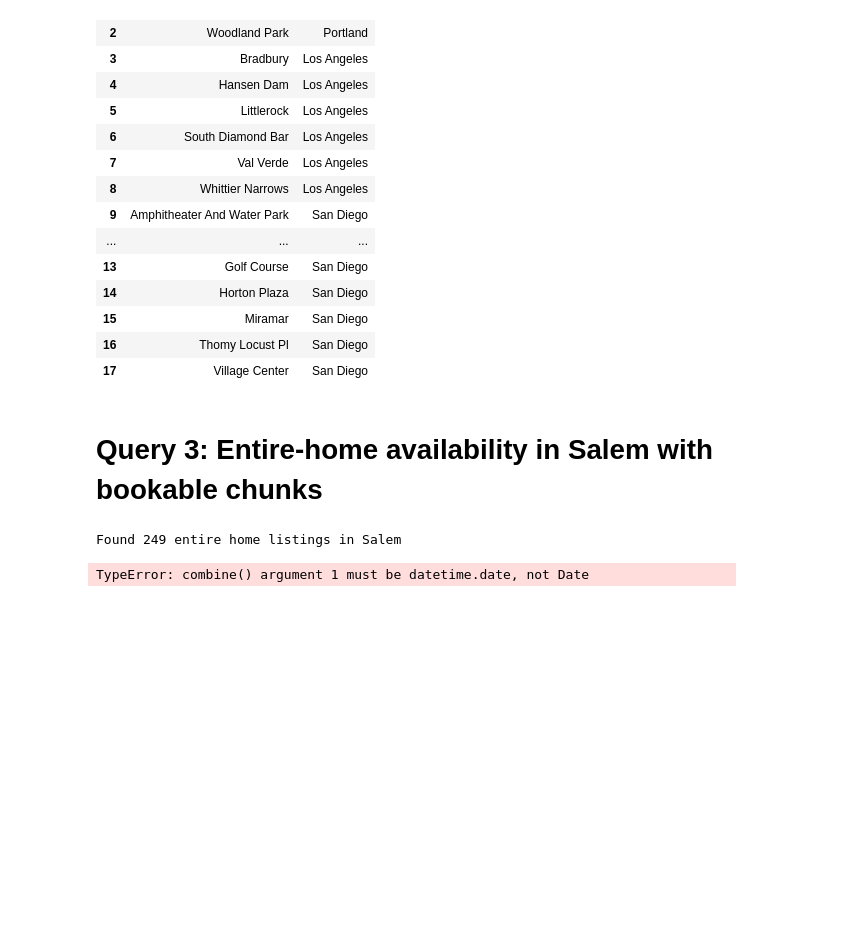
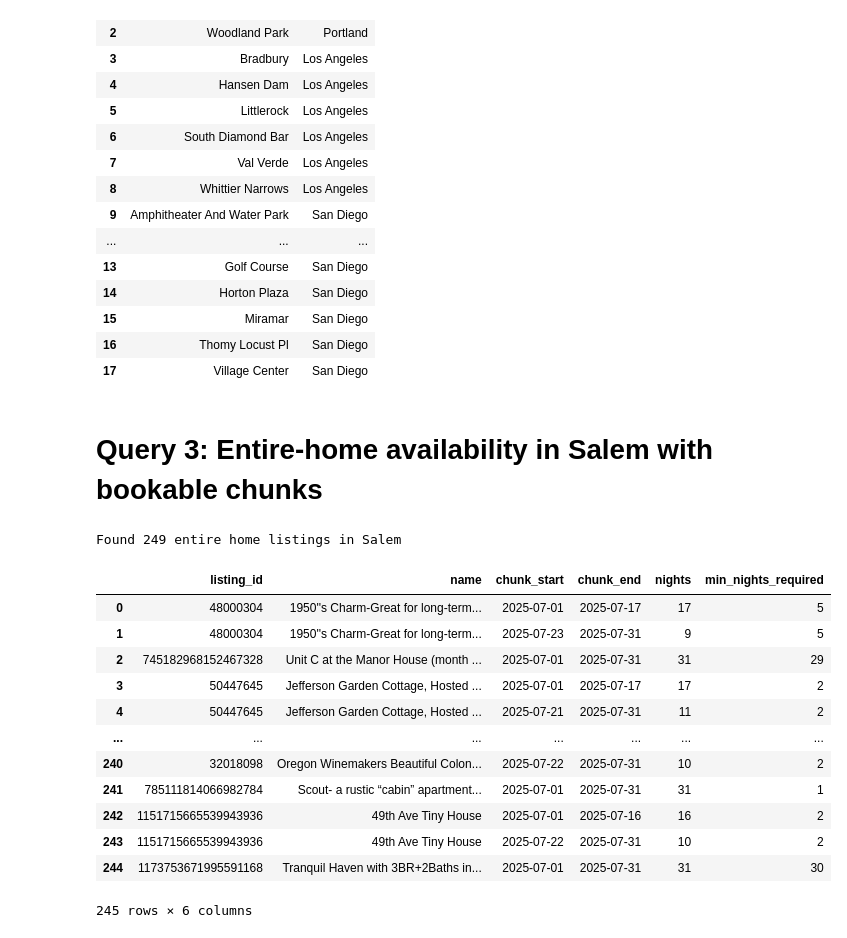
Before and after one commit to tanishq3illinois/Airbnb-Data-Cassandra, a Jupyter notebook: src/queries.ipynb, the cells around one changed output. Saved outputs shown, nothing was run; the diff lists cells and outputs as text; code cells hidden in the pictures; blank space fills up the shorter version.

```diff
--- a/src/queries.ipynb
+++ b/src/queries.ipynb
@@ -127,79 +127,75 @@ Found 4 cities: ['Portland', 'Los Angeles', 'Salem', 'San Diego']
 # %% [markdown]
 # Query 3: Entire-home availability in Salem with bookable chunks
 # %%
-# Get all entire home/apt listings in Salem
 salem_home_query = "SELECT id, name, minimum_nights FROM listings WHERE city = 'Salem' AND room_type = 'Entire home/apt' ALLOW FILTERING"
 salem_homes = session.execute(salem_home_query)
 salem_home_listings = [(row.id, row.name, row.minimum_nights) for row in salem_homes]
-print(f"Found {len(salem_home_listings)} entire home listings in Salem")
 
-# Check each listing for chunks of availability in July 2025
 target_month = "2025-07"
 start_date = f"{target_month}-01"
 end_date = f"{target_month}-31"
-min_chunk_size = 3  # Minimum number of consecutive days required
+min_chunk_size = 3
 
 available_chunks = []
 for listing_id, name, min_nights in salem_home_listings:
-    # Get all available dates for this listing in the target month
     avail_query = "SELECT date FROM calendar WHERE listing_id = %s AND date >= %s AND date <= %s AND available = true ALLOW FILTERING"
     avail_days = session.execute(avail_query, (listing_id, start_date, end_date))
 
-    # Convert to list of dates - extract date strings for simpler handling
     avail_dates = sorted([str(row.date) for row in avail_days])
 
     if len(avail_dates) < min_chunk_size:
         continue
 
-    # Find consecutive date chunks by comparing date strings
     chunks = []
-    if avail_dates:  # Make sure we have at least one date
+    if avail_dates:
         current_chunk = [avail_dates[0]]
         prev_date = avail_dates[0]
 
         for i in range(1, len(avail_dates)):
-            # Get the day difference by comparing year-month-day strings
-            # Extract the day part (last 2 chars) and convert to int
             current_day = int(avail_dates[i][-2:])
             prev_day = int(prev_date[-2:])
 
-            # Check if dates are consecutive by comparing days
             if current_day == prev_day + 1:
                 current_chunk.append(avail_dates[i])
             else:
-                # If chunk is large enough, save it
                 if len(current_chunk) >= min_chunk_size:
                     chunks.append((current_chunk[0], current_chunk[-1], len(current_chunk)))
 
-                # Start a new chunk
                 current_chunk = [avail_dates[i]]
 
             prev_date = avail_dates[i]
 
-        # Check the final chunk
         if len(current_chunk) >= min_chunk_size:
             chunks.append((current_chunk[0], current_chunk[-1], len(current_chunk)))
 
-    # Check if any chunk meets minimum nights requirement
     for chunk_start, chunk_end, chunk_length in chunks:
         if chunk_length >= min_nights:
             available_chunks.append({
                 'listing_id': listing_id,
                 'name': name,
-                'chunk_start': chunk_start,  # Already a string
-                'chunk_end': chunk_end,      # Already a string
+                'chunk_start': chunk_start,
+                'chunk_end': chunk_end,
                 'nights': chunk_length,
                 'min_nights_required': min_nights
             })
 
-# Create dataframe for display
 result_df = pd.DataFrame(available_chunks)
 if not result_df.empty:
-    # Sort by number of nights (descending)
-    result_df = result_df.sort_values(by='nights', ascending=False)
     display(result_df)
 else:
-    print("No Salem homes with availability chunks found")
+    print("Nope")
 # %% [output]
 Found 249 entire home listings in Salem
+|  | listing_id | name | chunk_start | chunk_end | nights | min_nights_required |
+| 0 | 48000304 | 1950''s Charm-Great for long-term... | 2025-07-01 | 2025-07-17 | 17 | 5 |
+| 1 | 48000304 | 1950''s Charm-Great for long-term... | 2025-07-23 | 2025-07-31 | 9 | 5 |
+| 2 | 745182968152467328 | Unit C at the Manor House (month ... | 2025-07-01 | 2025-07-31 | 31 | 29 |
+| 3 | 50447645 | Jefferson Garden Cottage, Hosted ... | 2025-07-01 | 2025-07-17 | 17 | 2 |
+| 4 | 50447645 | Jefferson Garden Cottage, Hosted ... | 2025-07-21 | 2025-07-31 | 11 | 2 |
+| ... | ... | ... | ... | ... | ... | ... |
+| 240 | 32018098 | Oregon Winemakers Beautiful Colon... | 2025-07-22 | 2025-07-31 | 10 | 2 |
+| 241 | 785111814066982784 | Scout- a rustic “cabin” apartment... | 2025-07-01 | 2025-07-31 | 31 | 1 |
+| 242 | 1151715665539943936 | 49th Ave Tiny House | 2025-07-01 | 2025-07-16 | 16 | 2 |
+| 243 | 1151715665539943936 | 49th Ave Tiny House | 2025-07-22 | 2025-07-31 | 10 | 2 |
+| 244 | 1173753671995591168 | Tranquil Haven with 3BR+2Baths in... | 2025-07-01 | 2025-07-31 | 31 | 30 |
-TypeError: combine() argument 1 must be datetime.date, not Date
+245 rows × 6 columns
```
